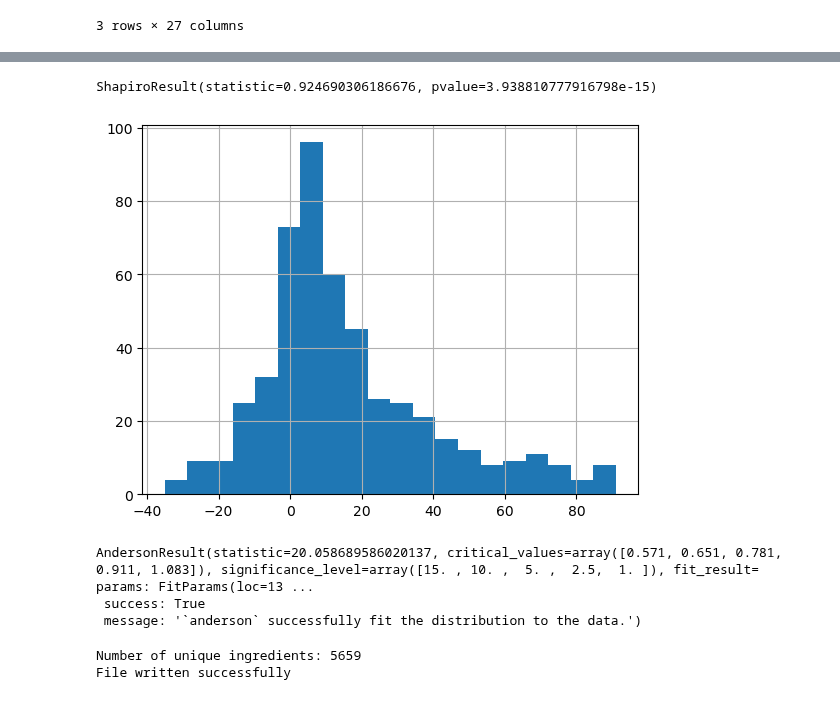
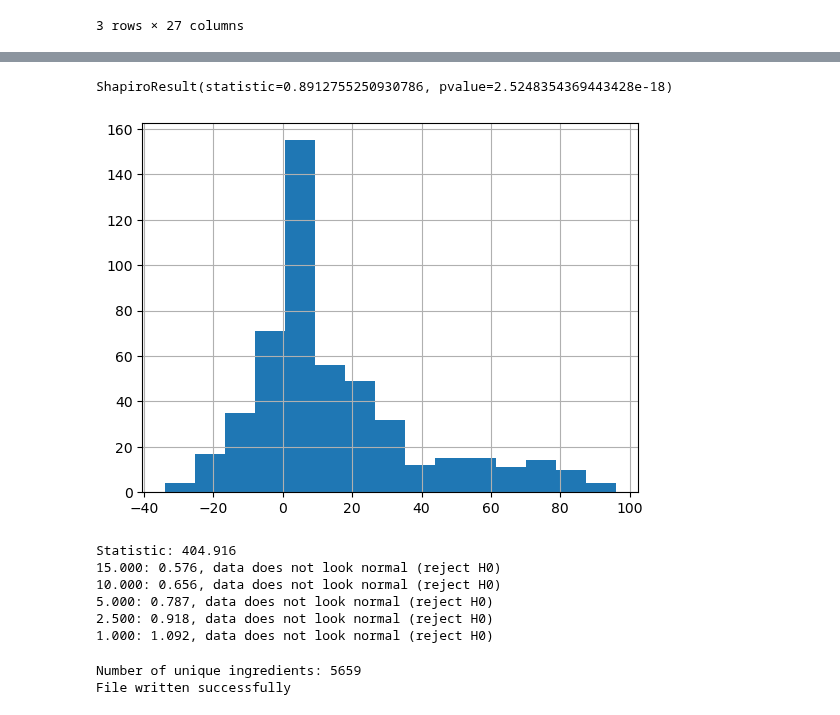
Before and after one commit to alyssahondrade/Project1, a Jupyter notebook: recipes_exploration.ipynb, the cells around one changed output, grey strips where cells are left out. Cells and saved outputs as stored; diff of their text form; code cells hidden in the pictures.

```diff
--- a/recipes_exploration.ipynb
+++ b/recipes_exploration.ipynb
@@ -1015,18 +1567,31 @@ The r-value is: 0.5412112542721187
 # %%
 # STATISTICAL TESTING and PLOTS
 sample_set = clean_recipes['wws_points'].sample(n=500)
-sample_set.hist(bins=20)
+sample_set.hist(bins=15)
 
 stats.shapiro(sample_set)
 # %% [output]
-ShapiroResult(statistic=0.924690306186676, pvalue=3.938810777916798e-15)
+ShapiroResult(statistic=0.8912755250930786, pvalue=2.5248354369443428e-18)
-[figure, old version]
+[figure, new version]
 # %%
-stats.anderson(sample_set)
+result = stats.anderson(clean_recipes['wws_points'])
+
+print('Statistic: %.3f' % result.statistic)
+p = 0
+# interpret results
+for i in range(len(result.critical_values)):
+    slevel, cvalues = result.significance_level[i], result.critical_values[i]
+    if result.statistic < result.critical_values[i]:
+        print('%.3f: %.3f, data looks normal (fail to reject H0)' % (slevel, cvalues))
+    else:
+        print('%.3f: %.3f, data does not look normal (reject H0)' % (slevel, cvalues))
 # %% [output]
-AndersonResult(statistic=20.058689586020137, critical_values=array([0.571, 0.651, 0.781, 0.911, 1.083]), significance_level=array([15. , 10. ,  5. ,  2.5,  1. ]), fit_result=  params: FitParams(loc=13 ...
- success: True
- message: '`anderson` successfully fit the distribution to the data.')
+Statistic: 404.916
+15.000: 0.576, data does not look normal (reject H0)
+10.000: 0.656, data does not look normal (reject H0)
+5.000: 0.787, data does not look normal (reject H0)
+2.500: 0.918, data does not look normal (reject H0)
+1.000: 1.092, data does not look normal (reject H0)
 # %%
 # Parse the ingredients column
 # Identify how to isolate each tag
```
Also changed, not shown: parts of 42 cells of this notebook, 1 other file.
